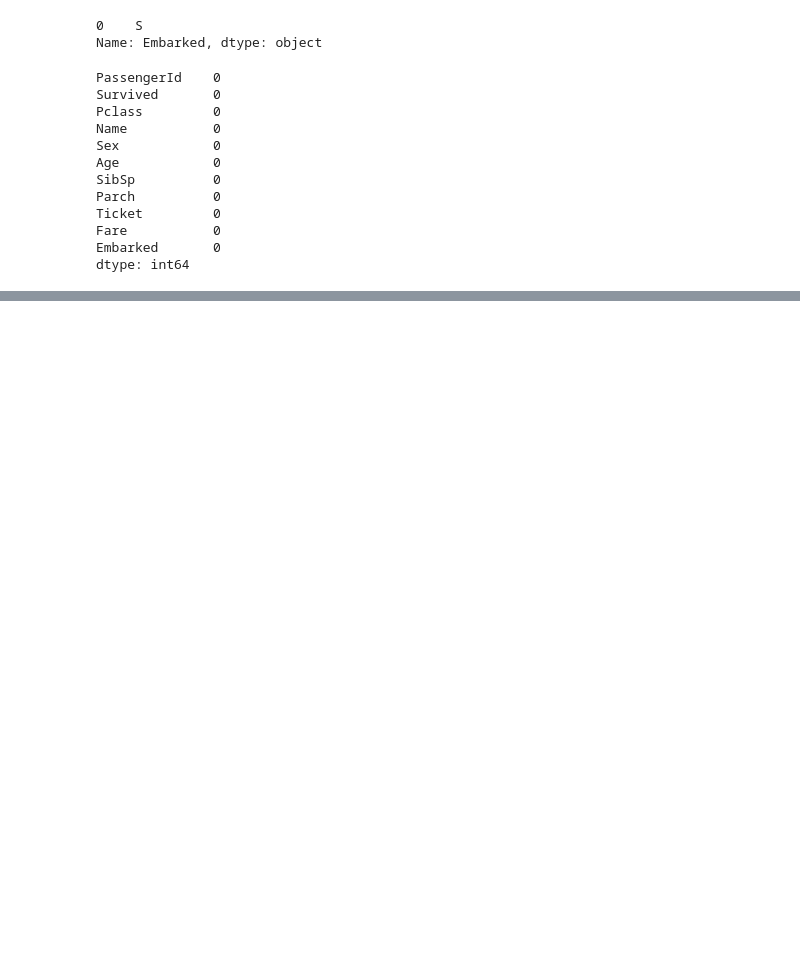
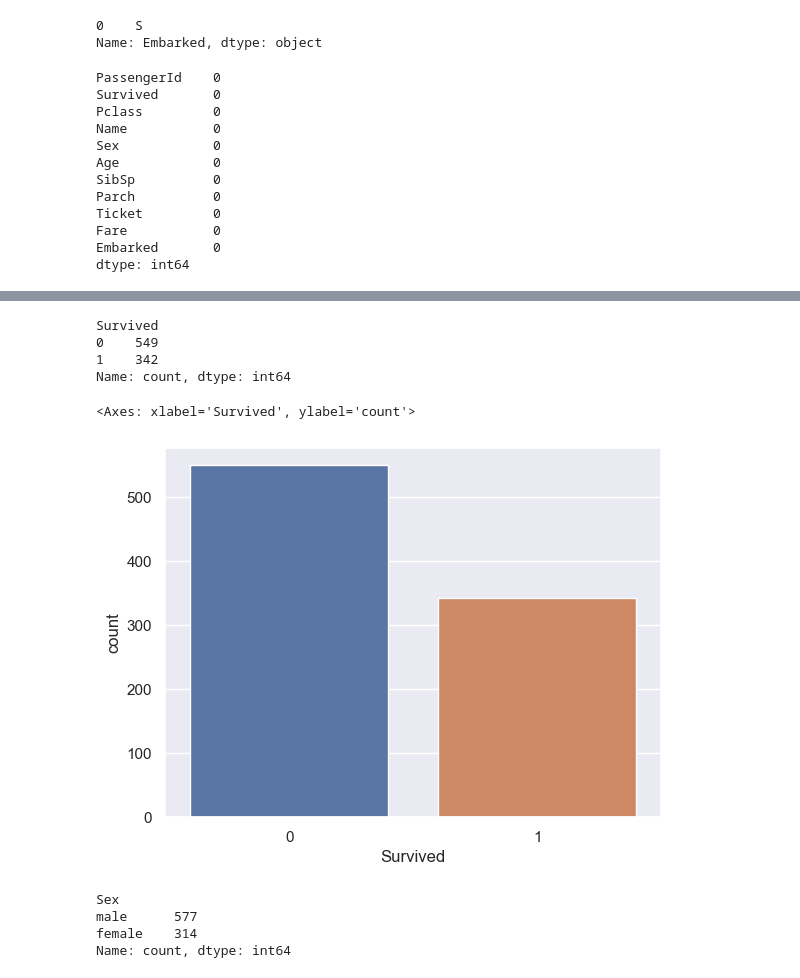
Before and after one commit to REDOWAN038/ml-prac, a Jupyter notebook: simple projects/titanic/titanic_survival.ipynb, the cells around one changed output, grey strips where cells are left out. Drawn from its saved outputs; the diff is of its cells as text; code cells hidden in the pictures; blank space fills up the shorter version.

Commit message:
titanic survival 2

```diff
--- a/simple projects/titanic/titanic_survival.ipynb
+++ b/simple projects/titanic/titanic_survival.ipynb
@@ -118,0 +132,7 @@ dtype: int64
+# %%
+titanic_data['Survived'].value_counts()
+# %% [output]
+Survived
+0    549
+1    342
+Name: count, dtype: int64
@@ -118,0 +141,12 @@ dtype: int64
+# %%
+sn.countplot(titanic_data, x='Survived')
+# %% [output]
+<Axes: xlabel='Survived', ylabel='count'>
+[figure, added]
+# %%
+titanic_data['Sex'].value_counts()
+# %% [output]
+Sex
+male      577
+female    314
+Name: count, dtype: int64
```
Also changed, not shown: parts of 33 cells of this notebook, 1 other file.
